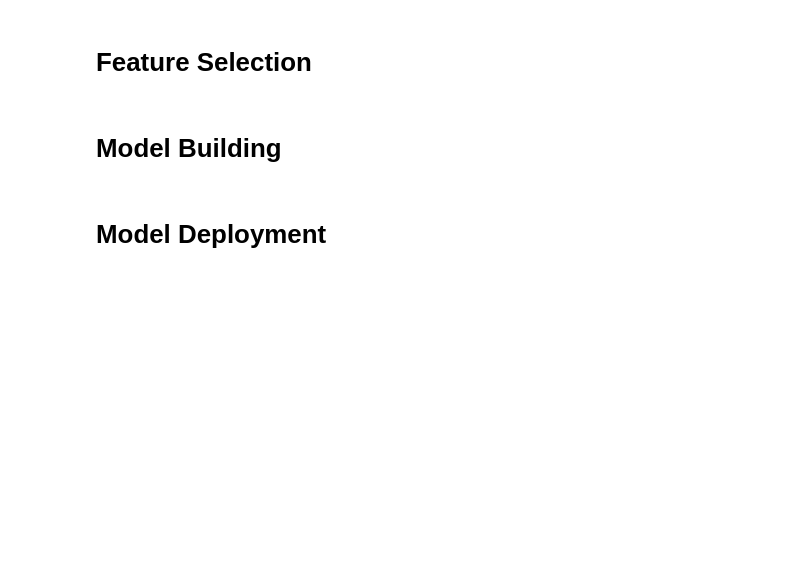
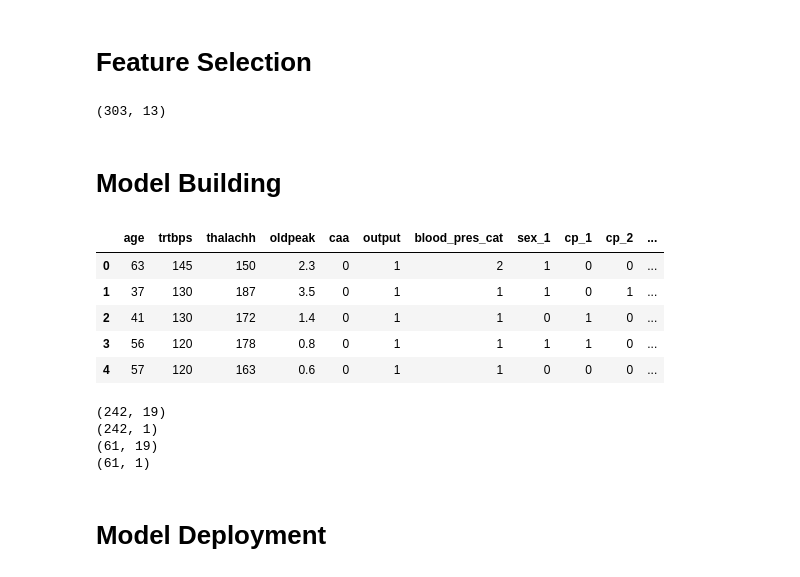
Before and after one commit to mmgwengi/heartdisease, a Jupyter notebook: data_pipeline.ipynb, the cells around one changed output. Drawn from its saved outputs; the diff is of its cells as text; code cells hidden in the pictures; blank space fills up the shorter version.

```diff
--- a/data_pipeline.ipynb
+++ b/data_pipeline.ipynb
@@ -228,15 +252,31 @@ dat_eng.head()
 # %% [markdown]
 # Feature Selection
 # %%
-dat_eng = dat_eng.head().drop(['fbs','chol'], axis=1)
+dat_eng = dat_eng.drop(['fbs','chol'], axis=1)
 dat_eng.head()
+dat_eng.shape
+# %% [output]
+(303, 13)
 # %% [markdown]
 # Model Building
 # %%
-cont_features = ['age', 'trtbps', 'chol', 'thalachh', 'oldpeak', 'caa']
-cat_features = ['sex', 'cp', 'restecg', 'exng', 'slp', 'thall', 'blood_pres_cat']
+cont_features = ['age', 'trtbps', 'thalachh', 'oldpeak', 'caa']
+
+cat_features = ['sex', 'cp', 'exng','restecg', 'slp', 'thall']
+#, 'blood_pres_cat'
-# %%
-X = dat_eng.drop('output', axis=1)
-y = dat_eng['output'].astype('int')
-
-dat_eng[cat_features] = dat_eng[cat_features].astype('str')
+# %%
+#one hot encode the categorical variables
+features_encode = pd.get_dummies(dat_eng, drop_first=True, columns=cat_features)
+
+# separate the feature from target
+X = features_encode.drop(['output'],axis=1)
+y = features_encode[['output']]
+
+features_encode.head()
+# %% [output]
+|  | age | trtbps | thalachh | oldpeak | caa | output | blood_pres_cat | sex_1 | cp_1 | cp_2 | ... |
+| 0 | 63 | 145 | 150 | 2.3 | 0 | 1 | 2 | 1 | 0 | 0 | ... |
+| 1 | 37 | 130 | 187 | 3.5 | 0 | 1 | 1 | 1 | 0 | 1 | ... |
+| 2 | 41 | 130 | 172 | 1.4 | 0 | 1 | 1 | 0 | 1 | 0 | ... |
+| 3 | 56 | 120 | 178 | 0.8 | 0 | 1 | 1 | 1 | 1 | 0 | ... |
+| 4 | 57 | 120 | 163 | 0.6 | 0 | 1 | 1 | 0 | 0 | 0 | ... |
@@ -260,2 +291,12 @@ features_test[cont_features] = scaler.transform(features_test[cont_features])
+# %%
+print(X_train.shape)
+print(y_train.shape)
+print(X_test.shape)
+print(y_test.shape)
+# %% [output]
+(242, 19)
+(242, 1)
+(61, 19)
+(61, 1)
 # %% [markdown]
 # Model Deployment
```
Also changed, not shown: parts of 11 cells of this notebook, 1 other file.
